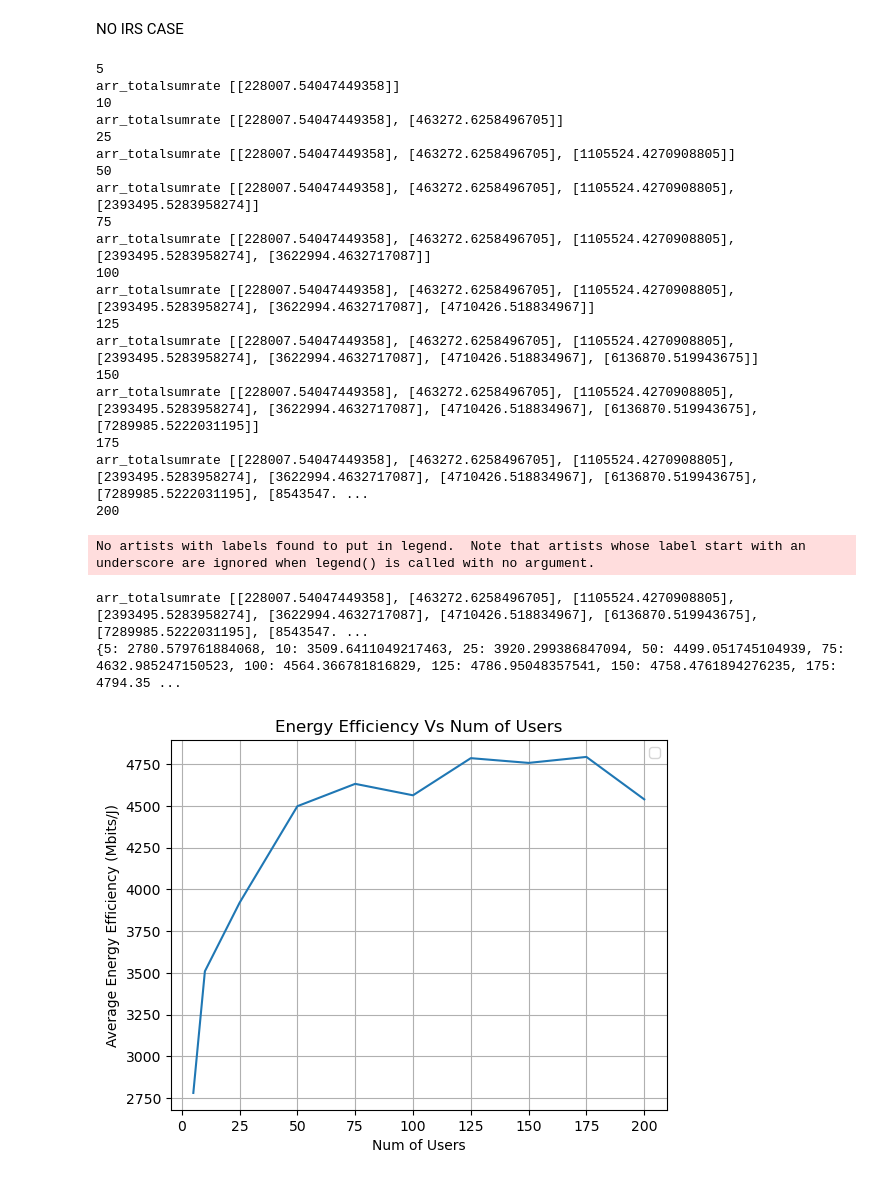
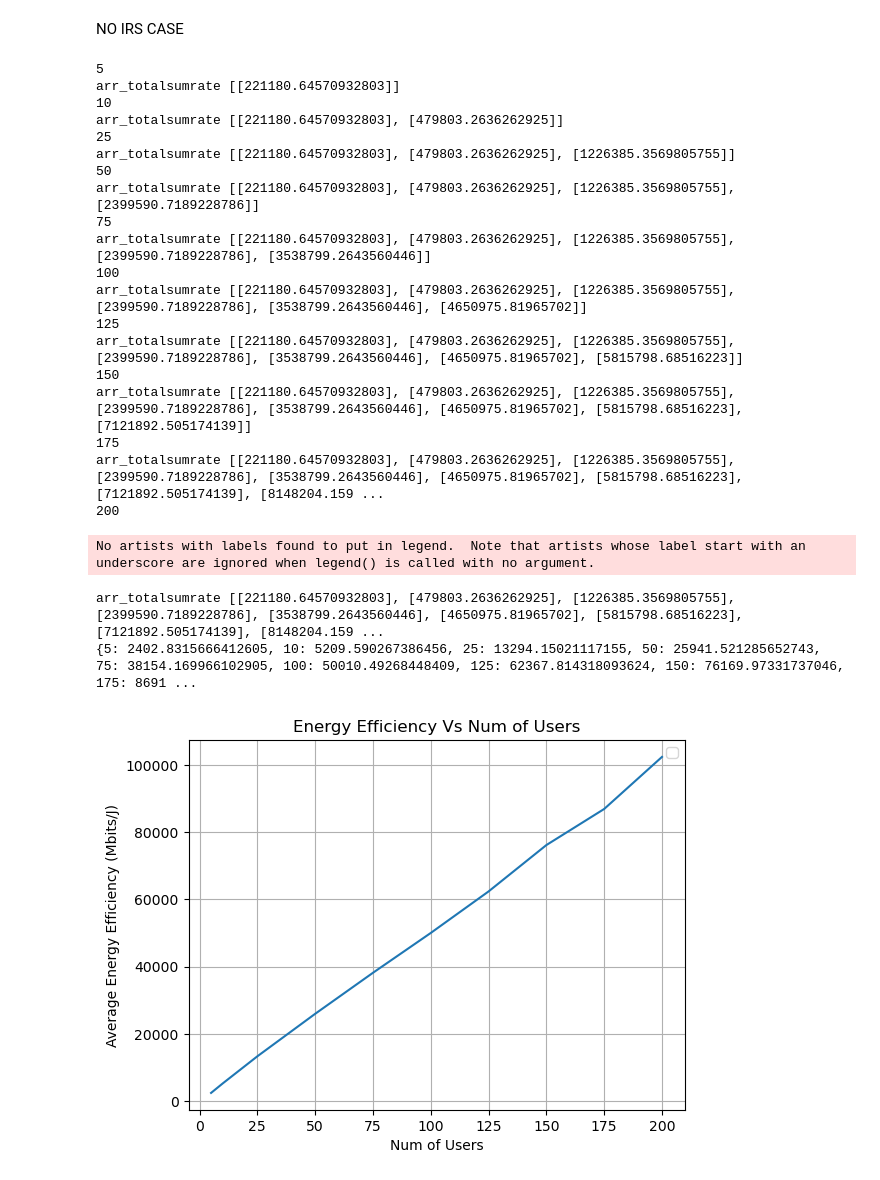
Before and after one commit to TariqUmar/SISO_Network_Implementation, a Jupyter notebook: plots_NU_EE.ipynb, the cells around one changed output. Cells and saved outputs as stored; diff of their text form; code cells hidden in the pictures.

```diff
--- a/plots_NU_EE.ipynb
+++ b/plots_NU_EE.ipynb
@@ -58,7 +58,7 @@ ZETA = 3.8 #path loss exponent  (direct)
 # IRS Positions
 IRS_POSITION_1 = (60, 80, 10)
 IRS_POSITION_2 = (60, -80, 10)
-nIRSrow = 10
+nIRSrow = 20
 nIRScol = nIRSrow
 Ns = nIRScol * nIRSrow
 
@@ -912,7 +919,7 @@ for K in NUM_USERS:
     arr_sumrate.append(sumrate)
     # print('sumrate', sumrate)
     # print('arr_sumrate', arr_sumrate)
-    power_3 = (10**(Pu/10))
+    power_3 = (10**(Pu/10)) / 1000
     power_3 = power_3 * K
     # print('power_3' ,power_3)
     P = power_1 + power_21 + power_22 + power_3
@@ -928,45 +935,45 @@ for K in NUM_USERS:
 
     results_dict[K] = ee
 print(results_dict)
 
 
 
     # print('Size of hdk3d', np.shape(h_dk_3d))
     # print('Size of hrk3d', np.shape(h_rk1_3d))
     # print('Size of hrkh3d', np.shape(h_rk1_h_3d))
     # print('Size of g3d', np.shape(G1_3d))
 
 plt.plot(NUM_USERS,arr_totalEE_n)
 plt.ylabel('Average Energy Efficiency (Mbits/J)')
 plt.xlabel('Num of Users')
 plt.title('Energy Efficiency Vs Num of Users')
 plt.legend()
 plt.grid(True)
 plt.show()
 # %% [output]
 5
-arr_totalsumrate [[228007.54047449358]]
+arr_totalsumrate [[221180.64570932803]]
 10
-arr_totalsumrate [[228007.54047449358], [463272.6258496705]]
+arr_totalsumrate [[221180.64570932803], [479803.2636262925]]
 25
-arr_totalsumrate [[228007.54047449358], [463272.6258496705], [1105524.4270908805]]
+arr_totalsumrate [[221180.64570932803], [479803.2636262925], [1226385.3569805755]]
 50
-arr_totalsumrate [[228007.54047449358], [463272.6258496705], [1105524.4270908805], [2393495.5283958274]]
+arr_totalsumrate [[221180.64570932803], [479803.2636262925], [1226385.3569805755], [2399590.7189228786]]
 75
-arr_totalsumrate [[228007.54047449358], [463272.6258496705], [1105524.4270908805], [2393495.5283958274], [3622994.4632717087]]
+arr_totalsumrate [[221180.64570932803], [479803.2636262925], [1226385.3569805755], [2399590.7189228786], [3538799.2643560446]]
 100
-arr_totalsumrate [[228007.54047449358], [463272.6258496705], [1105524.4270908805], [2393495.5283958274], [3622994.4632717087], [4710426.518834967]]
+arr_totalsumrate [[221180.64570932803], [479803.2636262925], [1226385.3569805755], [2399590.7189228786], [3538799.2643560446], [4650975.81965702]]
 125
-arr_totalsumrate [[228007.54047449358], [463272.6258496705], [1105524.4270908805], [2393495.5283958274], [3622994.4632717087], [4710426.518834967], [6136870.519943675]]
+arr_totalsumrate [[221180.64570932803], [479803.2636262925], [1226385.3569805755], [2399590.7189228786], [3538799.2643560446], [4650975.81965702], [5815798.68516223]]
 150
-arr_totalsumrate [[228007.54047449358], [463272.6258496705], [1105524.4270908805], [2393495.5283958274], [3622994.4632717087], [4710426.518834967], [6136870.519943675], [7289985.5222031195]]
+arr_totalsumrate [[221180.64570932803], [479803.2636262925], [1226385.3569805755], [2399590.7189228786], [3538799.2643560446], [4650975.81965702], [5815798.68516223], [7121892.505174139]]
 175
-arr_totalsumrate [[228007.54047449358], [463272.6258496705], [1105524.4270908805], [2393495.5283958274], [3622994.4632717087], [4710426.518834967], [6136870.519943675], [7289985.5222031195], [8543547. ...
+arr_totalsumrate [[221180.64570932803], [479803.2636262925], [1226385.3569805755], [2399590.7189228786], [3538799.2643560446], [4650975.81965702], [5815798.68516223], [7121892.505174139], [8148204.159 ...
 200
 No artists with labels found to put in legend.  Note that artists whose label start with an underscore are ignored when legend() is called with no argument.
-arr_totalsumrate [[228007.54047449358], [463272.6258496705], [1105524.4270908805], [2393495.5283958274], [3622994.4632717087], [4710426.518834967], [6136870.519943675], [7289985.5222031195], [8543547. ...
-{5: 2780.579761884068, 10: 3509.6411049217463, 25: 3920.299386847094, 50: 4499.051745104939, 75: 4632.985247150523, 100: 4564.366781816829, 125: 4786.95048357541, 150: 4758.4761894276235, 175: 4794.35 ...
+arr_totalsumrate [[221180.64570932803], [479803.2636262925], [1226385.3569805755], [2399590.7189228786], [3538799.2643560446], [4650975.81965702], [5815798.68516223], [7121892.505174139], [8148204.159 ...
+{5: 2402.8315666412605, 10: 5209.590267386456, 25: 13294.15021117155, 50: 25941.521285652743, 75: 38154.169966102905, 100: 50010.49268448409, 125: 62367.814318093624, 150: 76169.97331737046, 175: 8691 ...
-[figure, old version]
+[figure, new version]
 # %%
 
 plt.figure()
```
Also changed, not shown: parts of 5 cells of this notebook.
